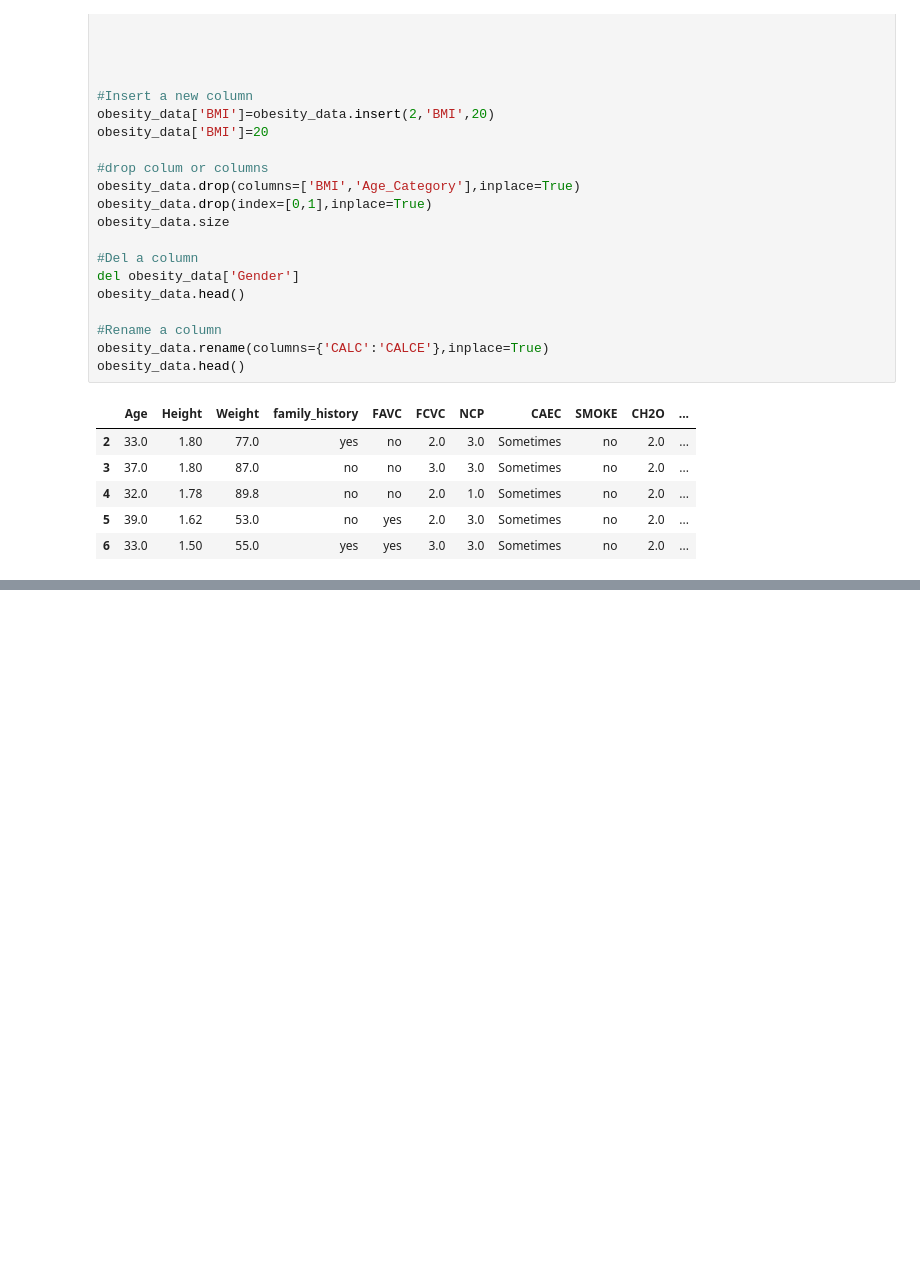
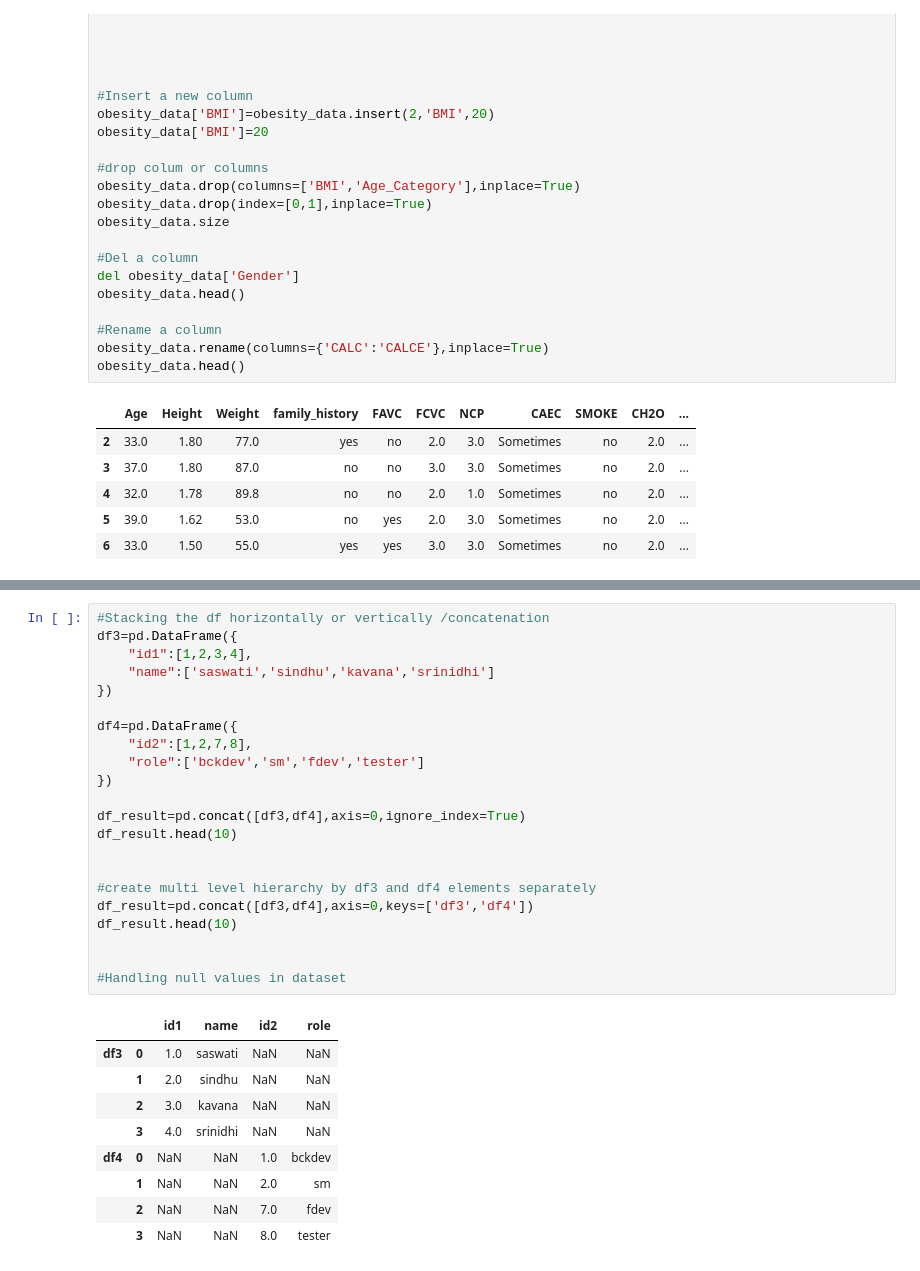
Before and after one commit to saswatisamal/PythonWithGenAI, a Jupyter notebook: pandas.ipynb, the cells around one changed output, grey strips where cells are left out. Drawn from its saved outputs; the diff is of its cells as text; blank space fills up the shorter version.

```diff
--- a/pandas.ipynb
+++ b/pandas.ipynb
@@ -244,0 +294,32 @@ obesity_data.head()
+# %%
+#Stacking the df horizontally or vertically /concatenation
+df3=pd.DataFrame({
+    "id1":[1,2,3,4],
+    "name":['saswati','sindhu','kavana','srinidhi']
+})
+
+df4=pd.DataFrame({
+    "id2":[1,2,7,8],
+    "role":['bckdev','sm','fdev','tester']
+})
+
+df_result=pd.concat([df3,df4],axis=0,ignore_index=True)
+df_result.head(10)
+
+
+#create multi level hierarchy by df3 and df4 elements separately
+df_result=pd.concat([df3,df4],axis=0,keys=['df3','df4'])
+df_result.head(10)
+
+
+#Handling null values in dataset
+# %% [output]
+|  |  | id1 | name | id2 | role |
+| df3 | 0 | 1.0 | saswati | NaN | NaN |
+|  | 1 | 2.0 | sindhu | NaN | NaN |
+|  | 2 | 3.0 | kavana | NaN | NaN |
+|  | 3 | 4.0 | srinidhi | NaN | NaN |
+| df4 | 0 | NaN | NaN | 1.0 | bckdev |
+|  | 1 | NaN | NaN | 2.0 | sm |
+|  | 2 | NaN | NaN | 7.0 | fdev |
+|  | 3 | NaN | NaN | 8.0 | tester |
```
Also changed, not shown: parts of 3 cells of this notebook.
